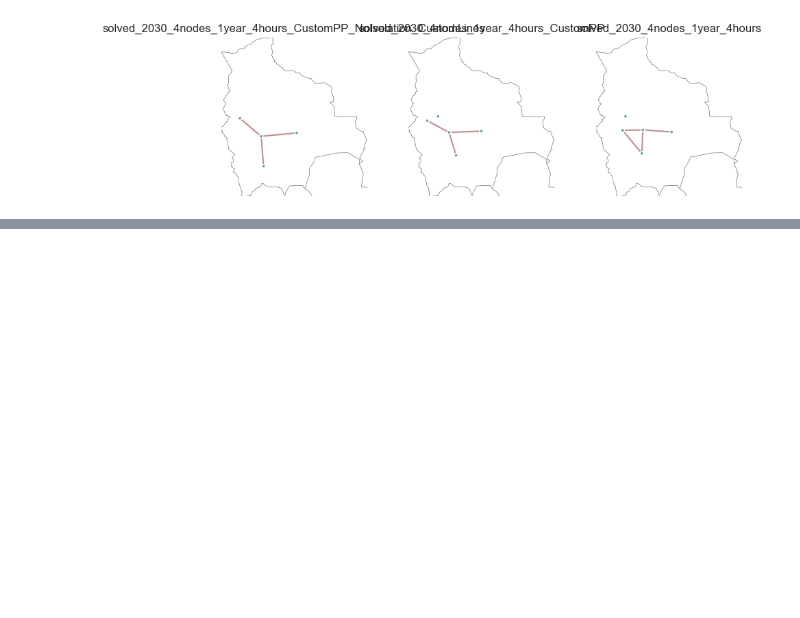
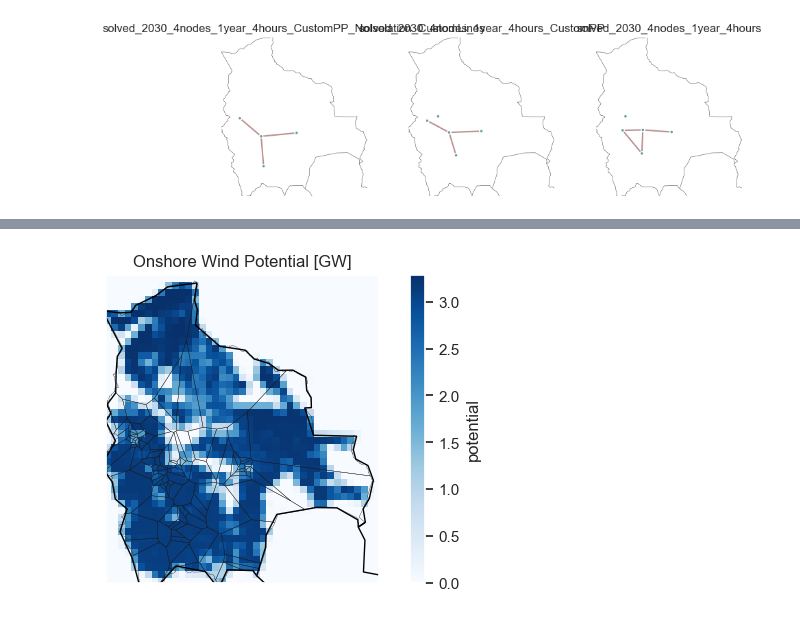
Before and after one commit to carlosfv92/pypsa-africa, a Jupyter notebook: Result_analysis/2_additional_plotting_results_BO copy.ipynb, the cells around one changed output, grey strips where cells are left out. Saved outputs shown, nothing was run; the diff lists cells and outputs as text; code cells hidden in the pictures; blank space fills up the shorter version.

```diff
--- a/Result_analysis/2_additional_plotting_results_BO copy.ipynb
+++ b/Result_analysis/2_additional_plotting_results_BO copy.ipynb
@@ -204,0 +213,24 @@ INFO:pypsa.io:Imported network elec_s_4_ec_lcopt_Co2L-4H.nc has buses, carriers,
+# %%
+import atlite
+import cartopy.crs as ccrs
+import cartopy
+import xarray as xr
+import geopandas as gpd
+
+# import holoviews as hv
+import pandas as pd
+import matplotlib.pyplot as plt
+import numpy as np
+import requests
+import pypsa
+import shutil
+from rasterio.plot import show
+from atlite.gis import shape_availability, ExclusionContainer
+
+import shapely
+import warnings
+from shapely.errors import ShapelyDeprecationWarning
+warnings.filterwarnings("ignore", category=ShapelyDeprecationWarning) # Ignore Shapely warnings
+
+plt.rcParams["figure.figsize"] = [7, 7]
+%matplotlib inline
@@ -204,0 +386,12 @@ INFO:pypsa.io:Imported network elec_s_4_ec_lcopt_Co2L-4H.nc has buses, carriers,
+# %%
+plot_map(
+    wind.potential / 1000,
+    "Blues",
+    #ccrs.Orthographic(),
+    ccrs.PlateCarree(),
+    voronoi="onshore",
+    title="Onshore Wind Potential [GW]",
+    # filename="onwind-gridcell.pdf",
+)
+# %% [output]
+[figure, added]
```
Also changed, not shown: parts of 21 cells of this notebook, 28 other files.
